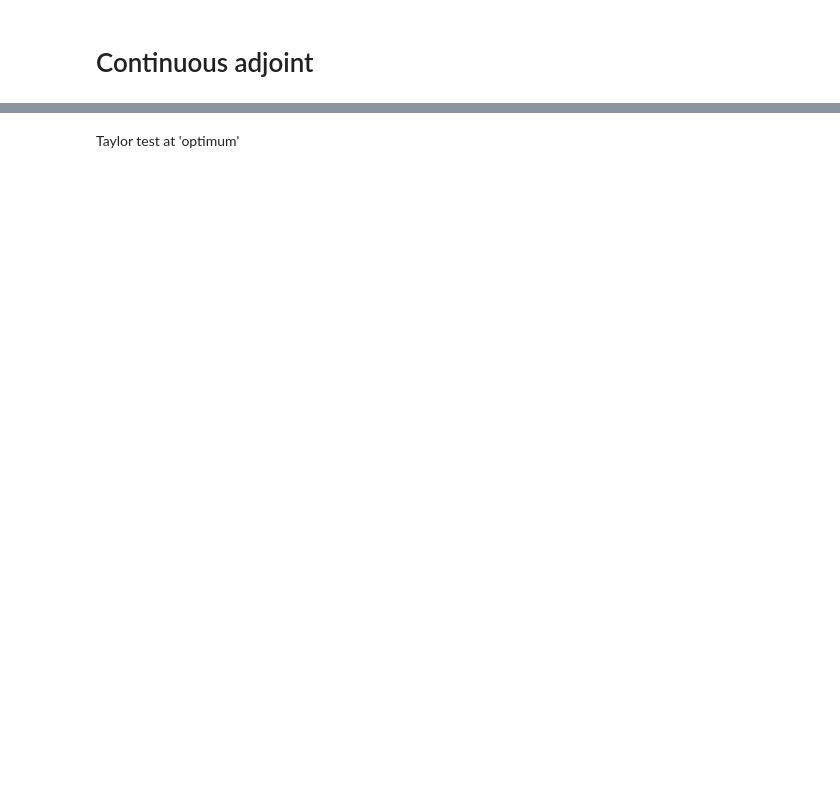
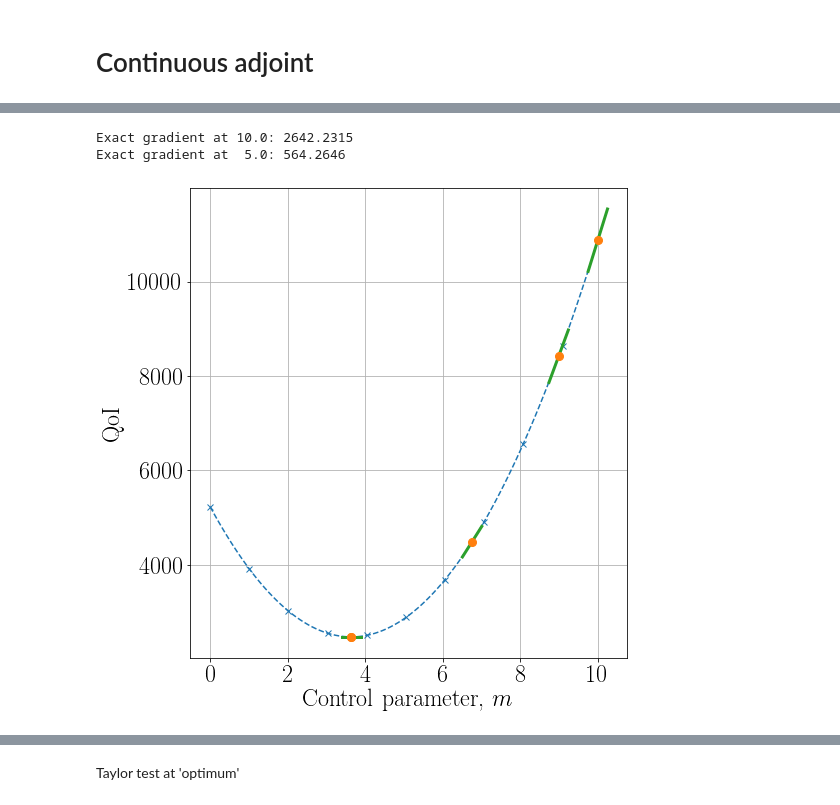
Before and after one commit to jwallwork23/adapt_utils_notebooks, a Jupyter notebook: case_studies/tohoku/03-one-dimensional-inversion/1d-inversion-rehash-synthetic.ipynb, the cells around one changed output, grey strips where cells are left out. Drawn from its saved outputs; the diff is of its cells as text; code cells hidden in the pictures; blank space fills up the shorter version.

Commit message:
Inverting tsunami alone gives accurate gradients

```diff
--- a/case_studies/tohoku/03-one-dimensional-inversion/1d-inversion-rehash-synthetic.ipynb
+++ b/case_studies/tohoku/03-one-dimensional-inversion/1d-inversion-rehash-synthetic.ipynb
@@ -483,0 +488,13 @@ m_opt = minimize(Jhat, method='BFGS', callback=cb, options={'gtol': 1.0e-08})
+# %%
+i = 0
+indices = [0]
+for j, ctrl in enumerate(op.control_trajectory):
+    if i == len(op.line_search_trajectory):
+        break
+    if np.isclose(ctrl, op.line_search_trajectory[i]):
+        indices.append(j)
+        i += 1
+# %%
+op.control_trajectory = [op.control_trajectory[i] for i in indices]
+op.functional_trajectory = [op.functional_trajectory[i] for i in indices]
+op.gradient_trajectory = [op.gradient_trajectory[i] for i in indices]
@@ -484,16 +505,31 @@ m_opt = minimize(Jhat, method='BFGS', callback=cb, options={'gtol': 1.0e-08})
+# %%
+op.control_trajectory = np.load('data/opt_progress_discrete_{:d}_ctrl.npy'.format(level))
+op.functional_trajectory = np.load('data/opt_progress_discrete_{:d}_func.npy'.format(level))
+op.gradient_trajectory = np.load('data/opt_progress_discrete_{:d}_grad.npy'.format(level))
 # %%
-fig, axes = plt.subplots(figsize=(5, 5))
-if synthetic:
-    l = si.lagrange(op.control_trajectory[:3], op.functional_trajectory[:3])
-    dl = l.deriv()
-    print("Exact gradient at 10.0: {:.4f}".format(dq(10.0)))
-    print("Exact gradient at  5.0: {:.4f}".format(dq(5.0)))
-    xx = np.linspace(0, 10, 100)
-    axes.plot(xx, l(xx), '--x', color='C0', markevery=10)
-axes.plot(op.control_trajectory, op.functional_trajectory, 'o', color='C1')
+fig, axes = plt.subplots(figsize=(8, 8))
+l = si.lagrange(op.control_trajectory[:3], op.functional_trajectory[:3])
+dl = l.deriv()
+print("Exact gradient at 10.0: {:.4f}".format(dl(10.0)))
+print("Exact gradient at  5.0: {:.4f}".format(dl(5.0)))
+l_min = -dl.coefficients[1]/dl.coefficients[0]
+print("Minimiser of quadratic: {:.4f}".format(l_min))
+xx = np.linspace(0, 10, 100)
+axes.plot(xx, l(xx), '--x', color='C0', markevery=10)
+delta_m = 0.25
+for m, f, g in zip(op.control_trajectory, op.functional_trajectory, op.gradient_trajectory):
+    x = np.array([m - delta_m, m + delta_m])
+    axes.plot(x, g*(x-m) + f, '-', color='C2', linewidth=3)
+axes.plot(op.control_trajectory, op.functional_trajectory, 'o', color='C1', markersize=8)
 axes.set_xlabel(r"Control parameter, $m$")
 axes.set_ylabel("QoI")
 axes.grid(True)
+plt.tight_layout()
+plt.savefig("plots/opt_progress_discrete_{:d}.pdf".format(level))
+# %% [output]
+Exact gradient at 10.0: 2642.2315
+Exact gradient at  5.0: 564.2646
+[figure, added]
 # %%
 J = solve_forward(m_opt)
 print("Quantity of interest = {:.4e}".format(J))
```
Also changed, not shown: parts of 32 cells of this notebook, 1 other file.
